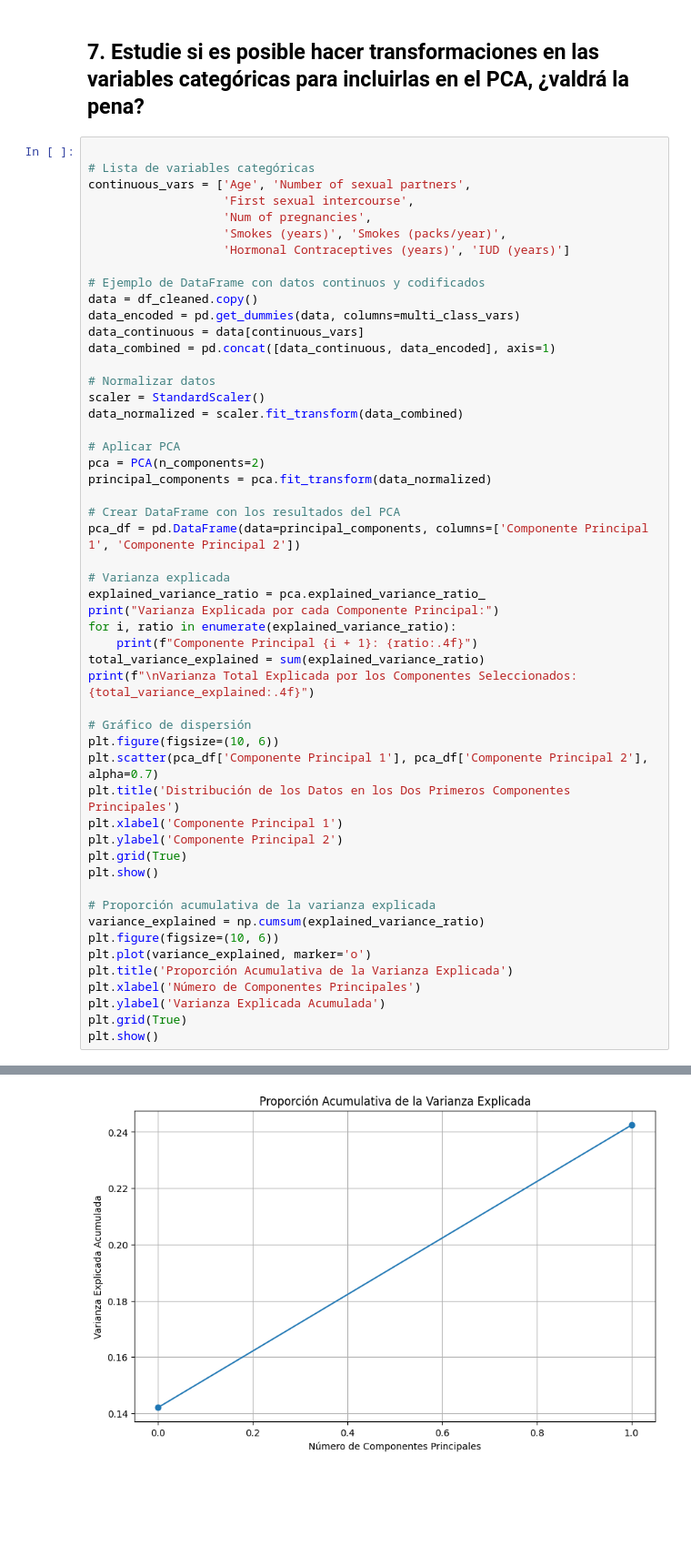
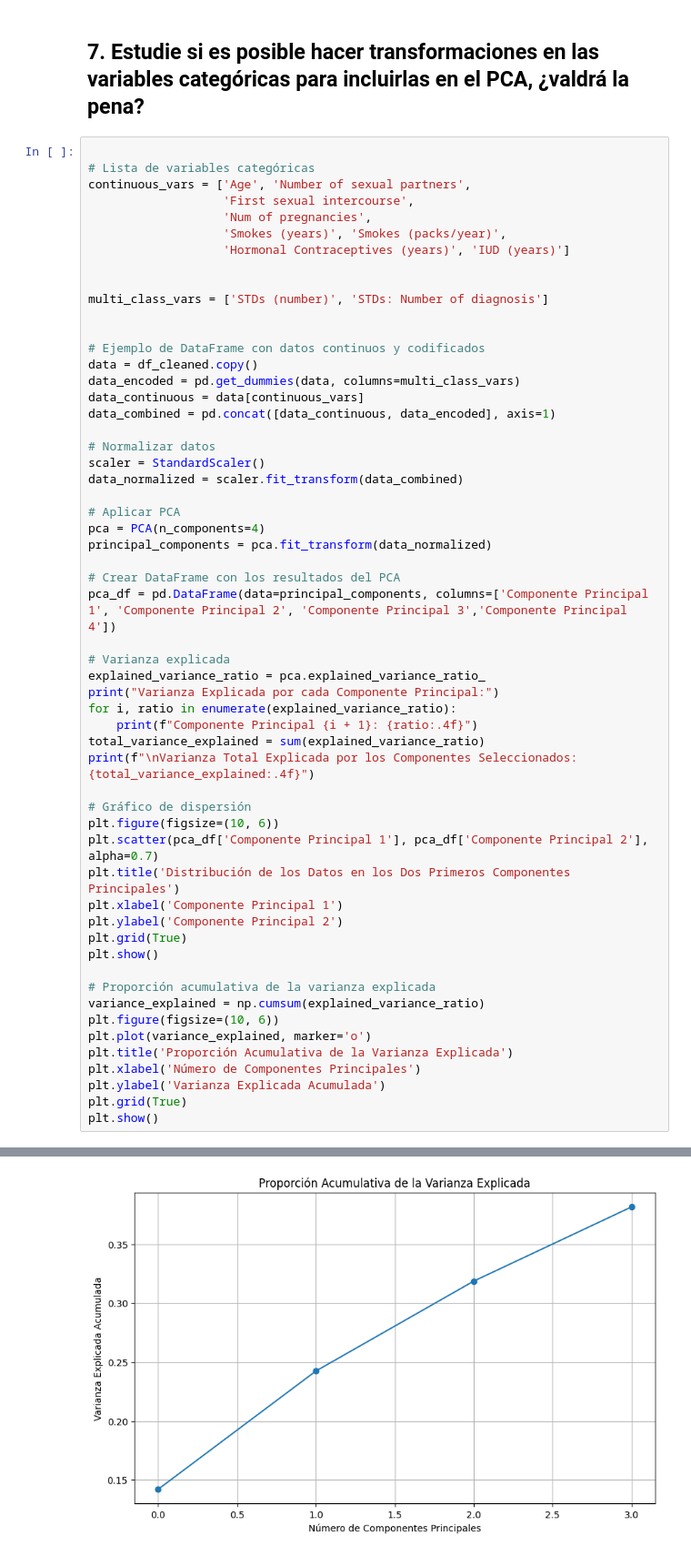
Before and after one commit to jannisce/DataScience-Labs, a Jupyter notebook: Laboratorio_1.ipynb, the cells around one changed output, grey strips where cells are left out. Shown at 91% size. Cells and saved outputs as stored; diff of their text form; blank space fills up the shorter version.

```diff
--- a/Laboratorio_1.ipynb
+++ b/Laboratorio_1.ipynb
@@ -345,6 +364,10 @@ continuous_vars = ['Age', 'Number of sexual partners',
                    'Num of pregnancies',
                    'Smokes (years)', 'Smokes (packs/year)',
                    'Hormonal Contraceptives (years)', 'IUD (years)']
+
+
+multi_class_vars = ['STDs (number)', 'STDs: Number of diagnosis']
+
 
 # Ejemplo de DataFrame con datos continuos y codificados
 data = df_cleaned.copy()
@@ -357,11 +380,11 @@ scaler = StandardScaler()
 data_normalized = scaler.fit_transform(data_combined)
 
 # Aplicar PCA
-pca = PCA(n_components=2)
+pca = PCA(n_components=4)
 principal_components = pca.fit_transform(data_normalized)
 
 # Crear DataFrame con los resultados del PCA
-pca_df = pd.DataFrame(data=principal_components, columns=['Componente Principal 1', 'Componente Principal 2'])
+pca_df = pd.DataFrame(data=principal_components, columns=['Componente Principal 1', 'Componente Principal 2', 'Componente Principal 3','Componente Principal 4'])
 
 # Varianza explicada
 explained_variance_ratio = pca.explained_variance_ratio_
@@ -398,5 +423,5 @@ Varianza Total Explicada por los Componentes Seleccionados: 0.2424
 [figure]
-[figure, old version]
+[figure, new version]
 # %% [markdown]
 ### Evaluación de Transformaciones en Variables Categóricas para PCA
 
```
Also changed, not shown: parts of 15 cells of this notebook.
